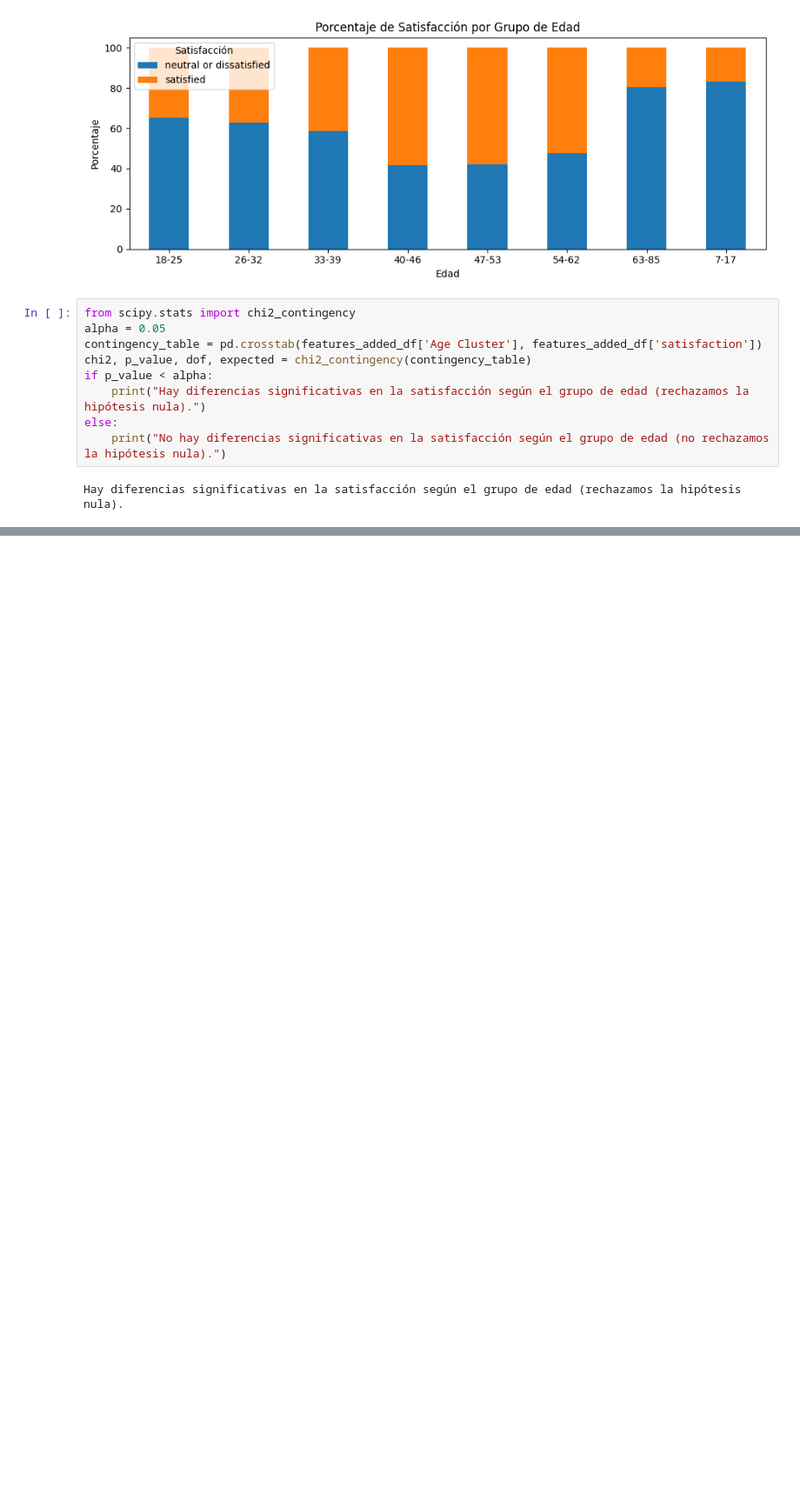
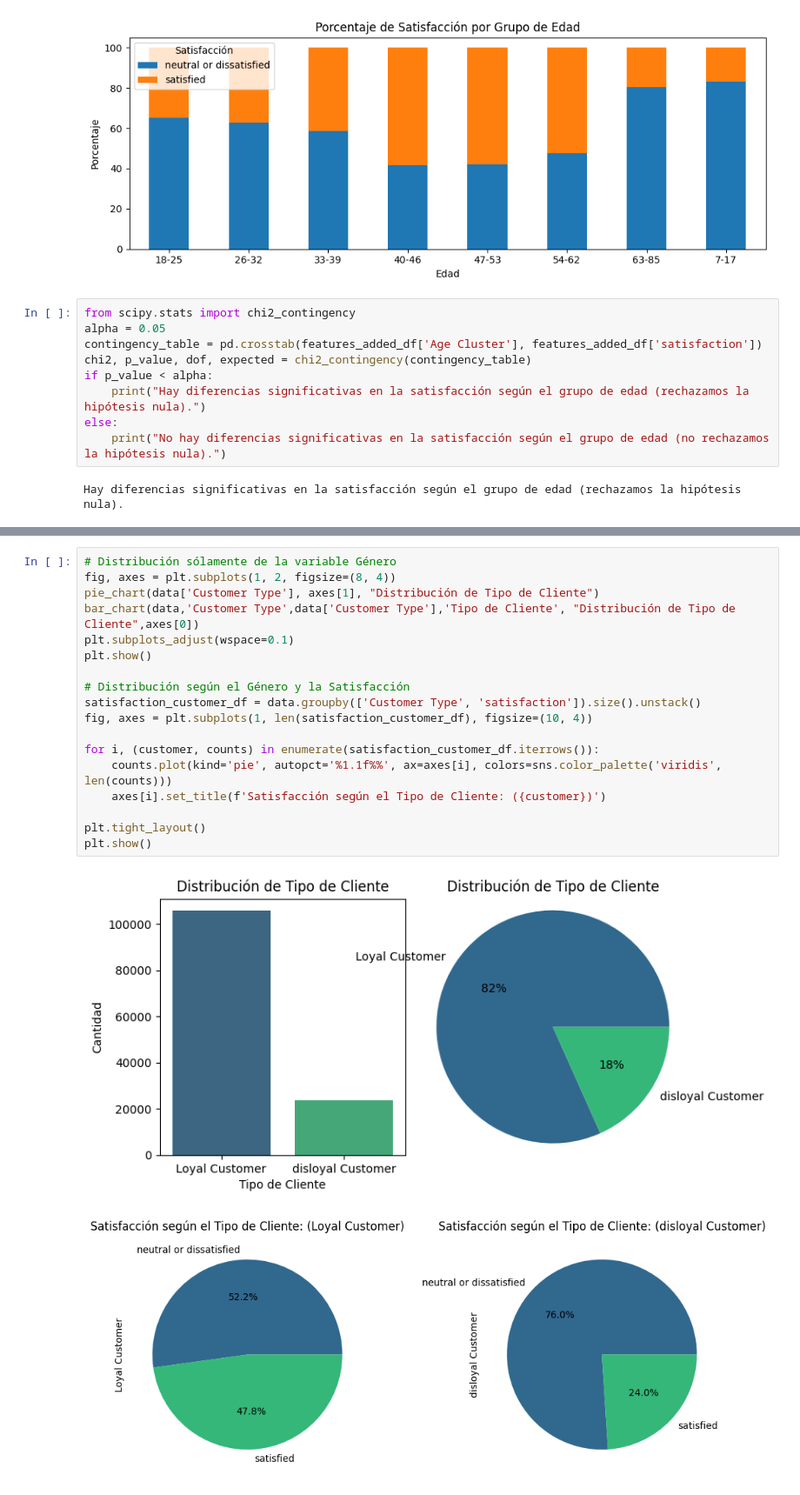
Before and after one commit to fgghi/Proyecto-Sis-Inteligentes, a Jupyter notebook: EDA/eda-notebook.ipynb, the cells around one changed output, grey strips where cells are left out. Shown at 87% size. Cells and saved outputs as stored; diff of their text form; blank space fills up the shorter version.

```diff
--- a/EDA/Proyecto_Final_Sis_int copy.ipynb
+++ b/EDA/eda-notebook.ipynb
@@ -738,0 +704,21 @@ Negocios?
+# %%
+# Distribución sólamente de la variable Género
+fig, axes = plt.subplots(1, 2, figsize=(8, 4))
+pie_chart(data['Customer Type'], axes[1], "Distribución de Tipo de Cliente")
+bar_chart(data,'Customer Type',data['Customer Type'],'Tipo de Cliente', "Distribución de Tipo de Cliente",axes[0])
+plt.subplots_adjust(wspace=0.1)
+plt.show()
+
+# Distribución según el Género y la Satisfacción
+satisfaction_customer_df = data.groupby(['Customer Type', 'satisfaction']).size().unstack()
+fig, axes = plt.subplots(1, len(satisfaction_customer_df), figsize=(10, 4))
+
+for i, (customer, counts) in enumerate(satisfaction_customer_df.iterrows()):
+    counts.plot(kind='pie', autopct='%1.1f%%', ax=axes[i], colors=sns.color_palette('viridis', len(counts)))
+    axes[i].set_title(f'Satisfacción según el Tipo de Cliente: ({customer})')
+
+plt.tight_layout()
+plt.show()
+# %% [output]
+[figure, added]
+[figure, added]
```
Also changed, not shown: parts of 32 cells of this notebook, 4 other files.
